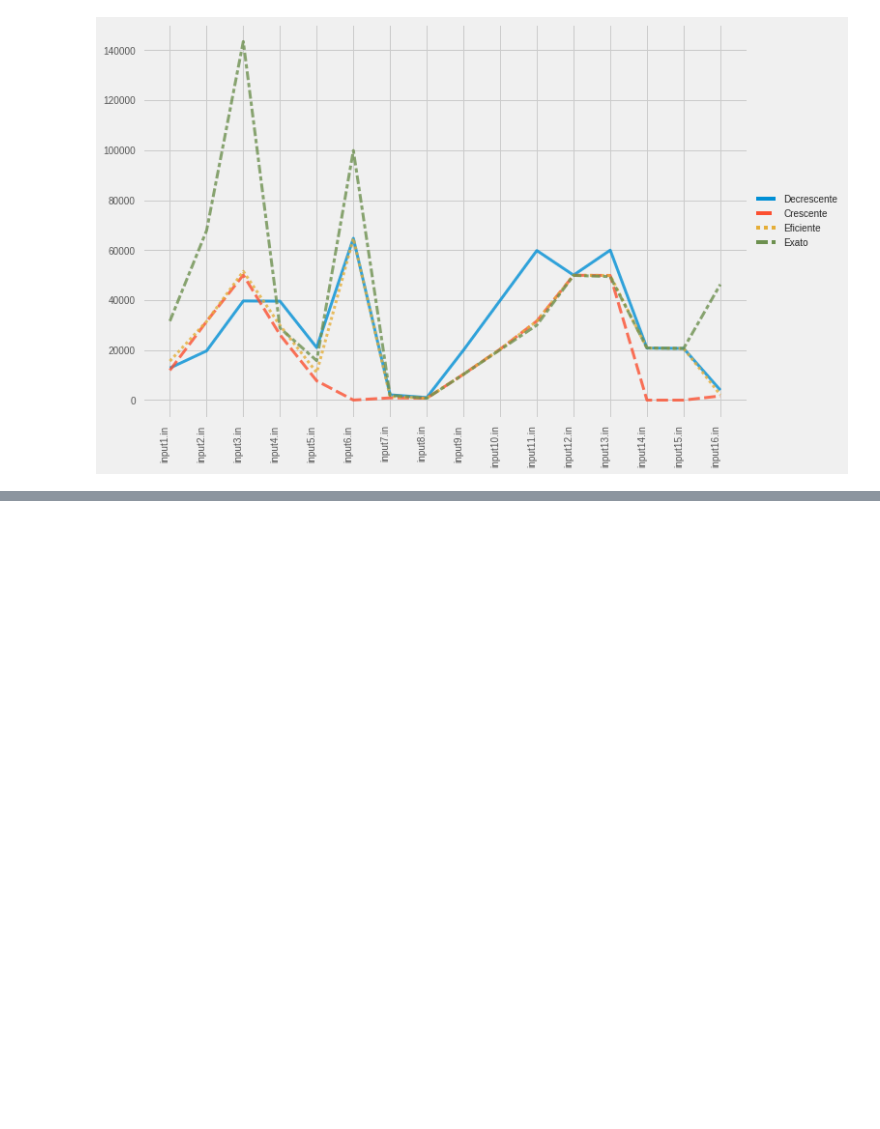
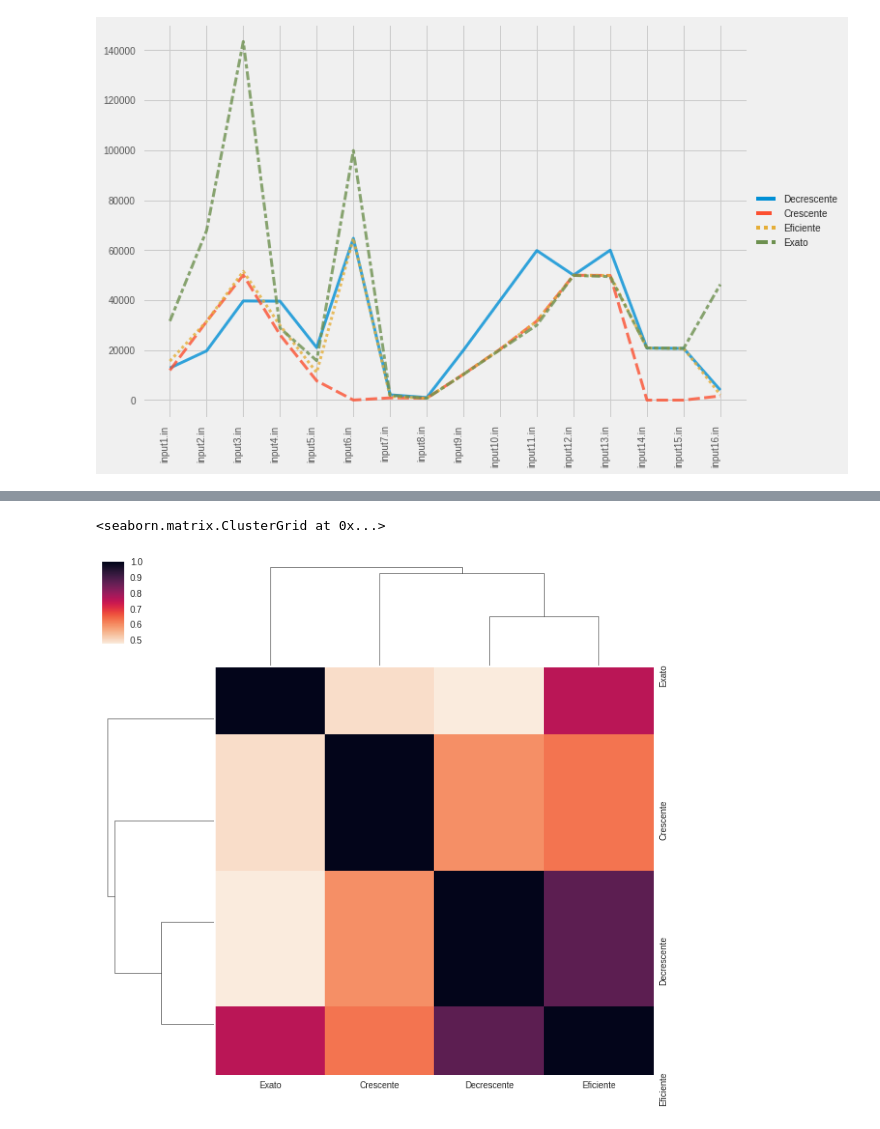
Before and after one commit to danbailo/T1-Teoria-Computacao, a Jupyter notebook: src/Trabalho 1 - Teoria da Computação.ipynb, the cells around one changed output, grey strips where cells are left out. Saved outputs shown, nothing was run; the diff lists cells and outputs as text; code cells hidden in the pictures; blank space fills up the shorter version.

```diff
--- a/src/Trabalho 1 - Teoria da Computação.ipynb
+++ b/src/Trabalho 1 - Teoria da Computação.ipynb
@@ -167,0 +170,5 @@ sns.pairplot(df,diag_kind="kde", kind="reg", palette='rainbow')
+# %%
+sns.clustermap(df.corr(), cmap = sns.cm.rocket_r)
+# %% [output]
+<seaborn.matrix.ClusterGrid at 0x...>
+[figure, added]
```
Also changed, not shown: parts of 5 cells of this notebook, 2 other files.
